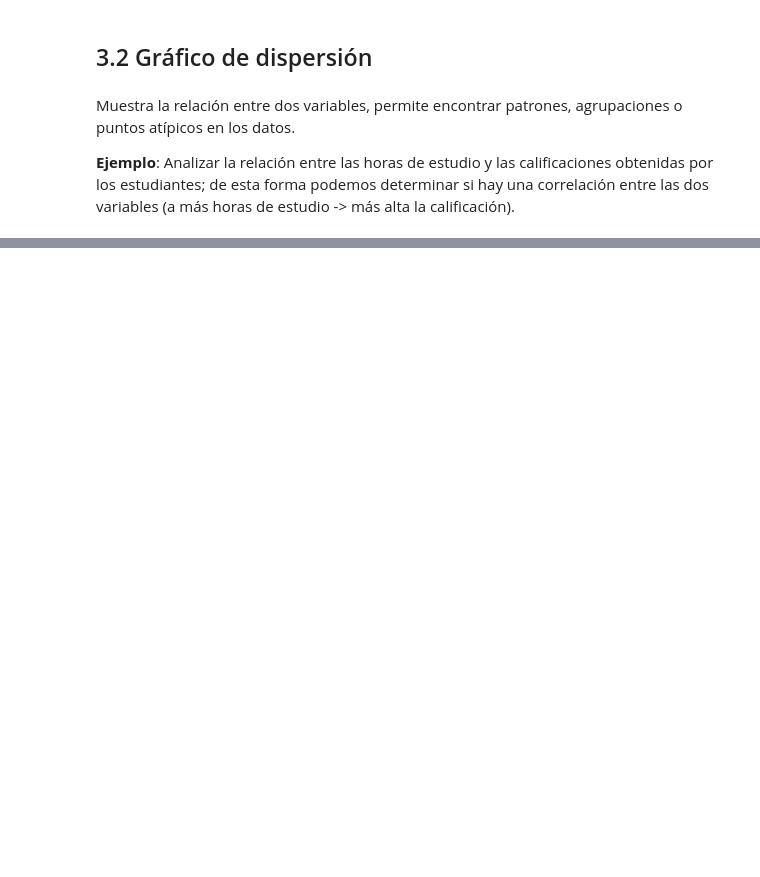
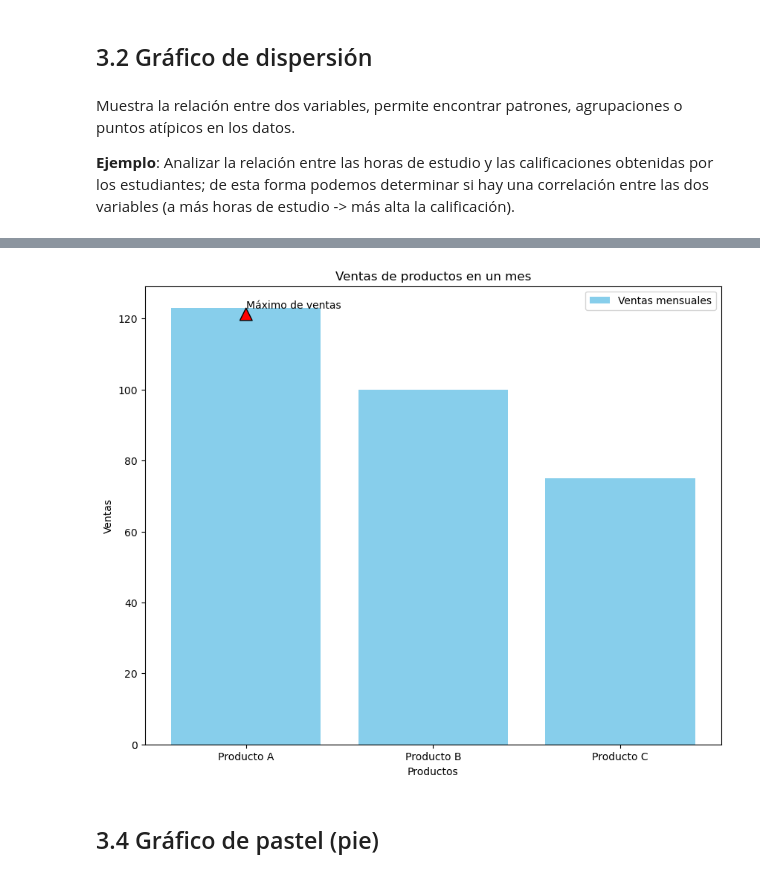
Before and after one commit to pahoalapizco/python_for_data_science, a Jupyter notebook: notebooks/3.0-numpy_pandas_da-matplotlib.ipynb, the cells around one changed output, grey strips where cells are left out. Saved outputs shown, nothing was run; the diff lists cells and outputs as text; code cells hidden in the pictures; blank space fills up the shorter version.

Commit message:
:sparkles: Matplotlib: Bar & Pie chart

```diff
--- a/notebooks/3.0-numpy_pandas_da-matplotlib.ipynb
+++ b/notebooks/3.0-numpy_pandas_da-matplotlib.ipynb
@@ -64,0 +74,36 @@ plt.show()
+# %%
+# Datos
+products = ["Producto A","Producto B","Producto C"]
+sales = np.random.randint(20, 150, 3)
+# %%
+# Creación del gráfico de barras
+plt.figure(figsize=(10,8))
+plt.bar(
+  x=products,
+  height=sales,
+  label="Ventas mensuales",
+  color="skyblue"
+)
+
+plt.title("Ventas de productos en un mes")
+plt.xlabel("Productos")
+plt.ylabel("Ventas")
+plt.legend()
+
+# Anotación para anotar un punto ezpecifico:
+# El producto con mas ventas.
+max_sales = sales.max()
+max_sales_idx = np.where(sales == max_sales)[0][0]
+max_prod = products[max_sales_idx]
+
+plt.annotate(
+  "Máximo de ventas",
+  xy=(max_prod, max_sales),
+  arrowprops=dict(facecolor="red", shrink=0.05)
+)
+
+plt.show()
+# %% [output]
+[figure, added]
+# %% [markdown]
+## 3.4 Gráfico de pastel (pie)
```
Also changed, not shown: parts of 7 cells of this notebook.
